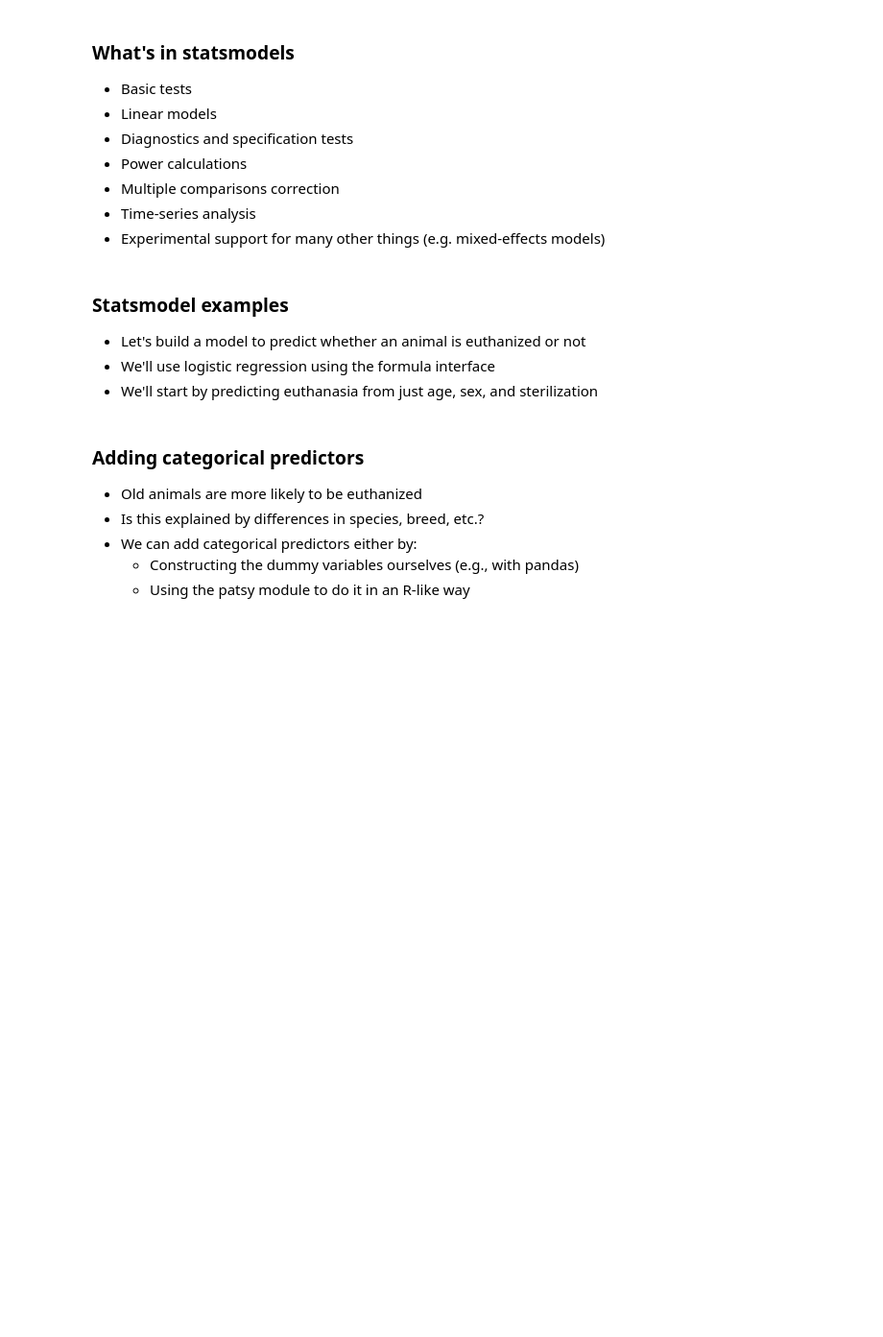
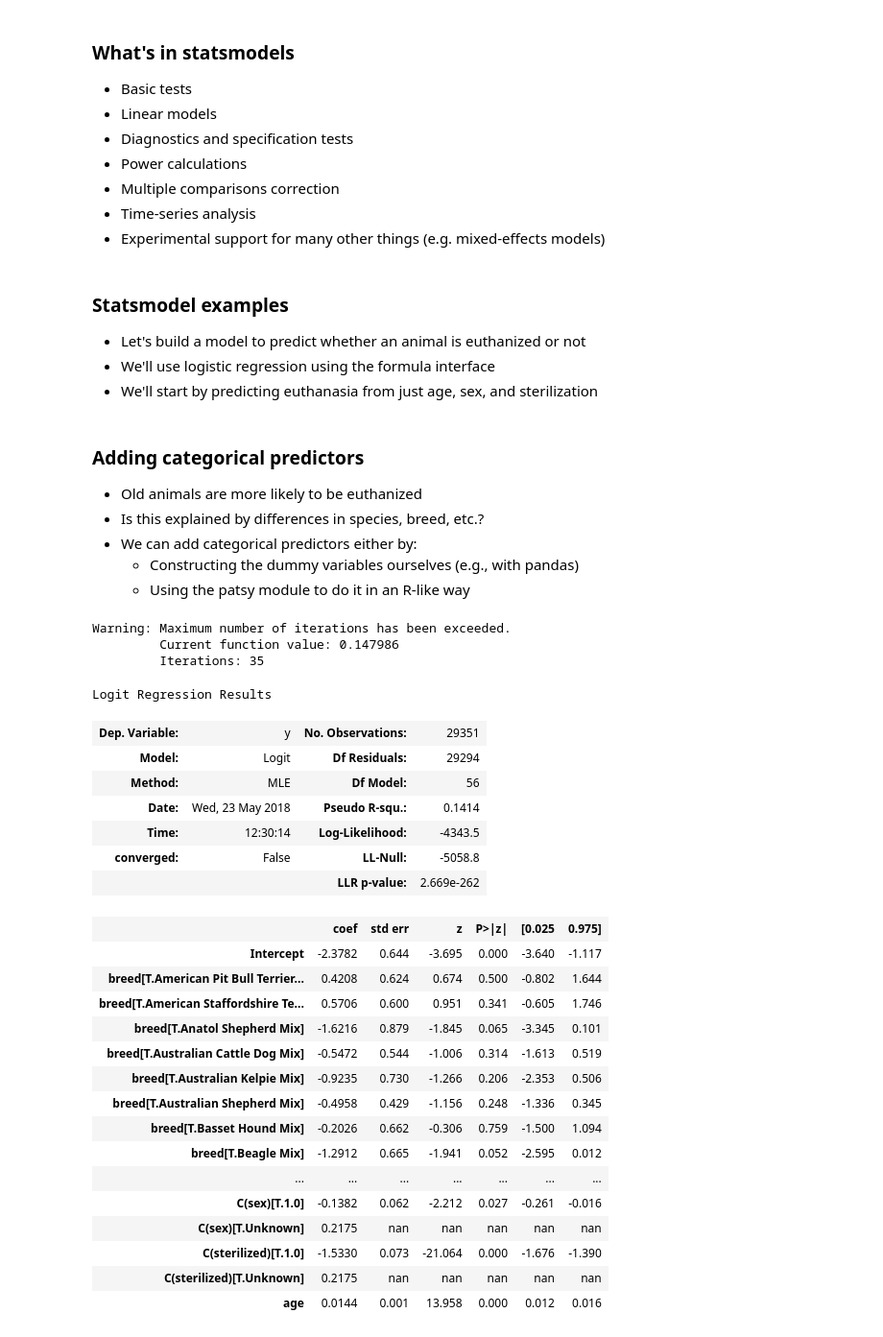
Before and after one commit to tyarkoni/SSI2018, a Jupyter notebook: notebooks/Day 3 - Exploring and analyzing data in Python.ipynb, the cells around one changed output. Shown at 96% size. Drawn from its saved outputs; the diff is of its cells as text; code cells hidden in the pictures; blank space fills up the shorter version.

```diff
--- a/notebooks/Day 3 - Exploring and analyzing data in Python.ipynb
+++ b/notebooks/Day 3 - Exploring and analyzing data in Python.ipynb
@@ -23,9 +23,9 @@ import statsmodels.api as sm
 pd.options.mode.chained_assignment = None
 # %%
 # If you don't have the data locally, use the commented line instead
-# data = pd.read_csv('../data/preprocessed_data.csv')
+data = pd.read_csv('../data/preprocessed_data.csv')
+# data = pd.read_csv('https://raw.githubusercontent.com/tyarkoni/SSI2017/master/data/preprocessed_data.csv', encoding='utf8')
 
-data = pd.read_csv('https://raw.githubusercontent.com/tyarkoni/SSI2017/master/data/preprocessed_data.csv', encoding='utf8')
 data.head()
 # %% [markdown]
 # Describing and summarizing data
@@ -563,25 +615,53 @@ result.summary()
 # %%
 # There are nearly 1,800 unique values for breed in our data.
 # We can't get a reasonable estimate for most of those; there
 # are too few observations. Let's restrict analysis to
 # common dog breeds--100 or more individuals.
-_data = data.query('animal=="Dog"')
-_data = _data.groupby('breed').filter(lambda x: len(x) >= 100)
+tmp_data = data.query('animal=="Dog"')
+tmp_data = tmp_data.groupby('breed').filter(lambda x: len(x) >= 100)
 
 # The NaNs in some columns might cause problems; let's replace them
 cols = ['sex', 'sterilized']
-_data[cols] = _data[cols].fillna('Unknown')
+tmp_data[cols] = tmp_data[cols].fillna('Unknown')
 
 # Explicitly add the dependent variable
-_data['y'] = (_data['outcome'] == 'Euthanasia').astype(int)
+tmp_data['y'] = (tmp_data['outcome'] == 'Euthanasia').astype(int)
 
 # We can easily set up the design matrix with an R-style formula
 from patsy import dmatrices
 y, X = dmatrices('y ~ age + breed + C(sex) + C(sterilized)',
-                 data=_data, return_type='dataframe')
+                 data=tmp_data, return_type='dataframe')
 
 results = sm.Logit(y, X).fit()
 results.summary()
+# %% [output]
+Warning: Maximum number of iterations has been exceeded.
+         Current function value: 0.147986
+         Iterations: 35
+Logit Regression Results
+| Dep. Variable: | y | No. Observations: | 29351 |
+| Model: | Logit | Df Residuals: | 29294 |
+| Method: | MLE | Df Model: | 56 |
+| Date: | Wed, 23 May 2018 | Pseudo R-squ.: | 0.1414 |
+| Time: | 12:30:14 | Log-Likelihood: | -4343.5 |
+| converged: | False | LL-Null: | -5058.8 |
+|  |  | LLR p-value: | 2.669e-262 |
+|  | coef | std err | z | P>|z| | [0.025 | 0.975] |
+| Intercept | -2.3782 | 0.644 | -3.695 | 0.000 | -3.640 | -1.117 |
+| breed[T.American Pit Bull Terrier... | 0.4208 | 0.624 | 0.674 | 0.500 | -0.802 | 1.644 |
+| breed[T.American Staffordshire Te... | 0.5706 | 0.600 | 0.951 | 0.341 | -0.605 | 1.746 |
+| breed[T.Anatol Shepherd Mix] | -1.6216 | 0.879 | -1.845 | 0.065 | -3.345 | 0.101 |
+| breed[T.Australian Cattle Dog Mix] | -0.5472 | 0.544 | -1.006 | 0.314 | -1.613 | 0.519 |
+| breed[T.Australian Kelpie Mix] | -0.9235 | 0.730 | -1.266 | 0.206 | -2.353 | 0.506 |
+| breed[T.Australian Shepherd Mix] | -0.4958 | 0.429 | -1.156 | 0.248 | -1.336 | 0.345 |
+| breed[T.Basset Hound Mix] | -0.2026 | 0.662 | -0.306 | 0.759 | -1.500 | 1.094 |
+| breed[T.Beagle Mix] | -1.2912 | 0.665 | -1.941 | 0.052 | -2.595 | 0.012 |
+| ... | ... | ... | ... | ... | ... | ... |
+| C(sex)[T.1.0] | -0.1382 | 0.062 | -2.212 | 0.027 | -0.261 | -0.016 |
+| C(sex)[T.Unknown] | 0.2175 | nan | nan | nan | nan | nan |
+| C(sterilized)[T.1.0] | -1.5330 | 0.073 | -21.064 | 0.000 | -1.676 | -1.390 |
+| C(sterilized)[T.Unknown] | 0.2175 | nan | nan | nan | nan | nan |
+| age | 0.0144 | 0.001 | 13.958 | 0.000 | 0.012 | 0.016 |
 # %%
 # The coefficients are in logit space; we can convert them to odds ratios
 np.exp(results.params).sort_values()
```
Also changed, not shown: parts of 20 cells of this notebook.
